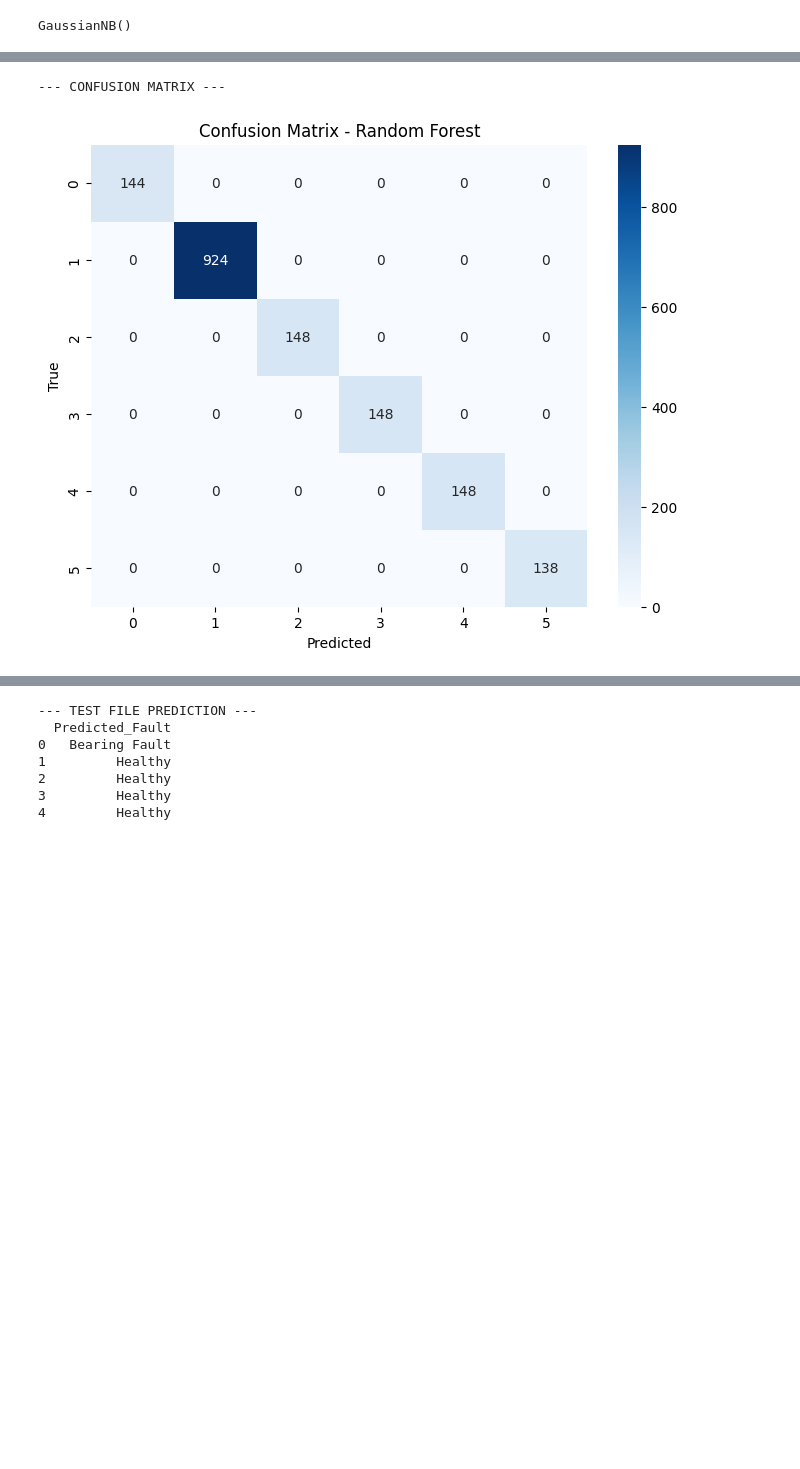
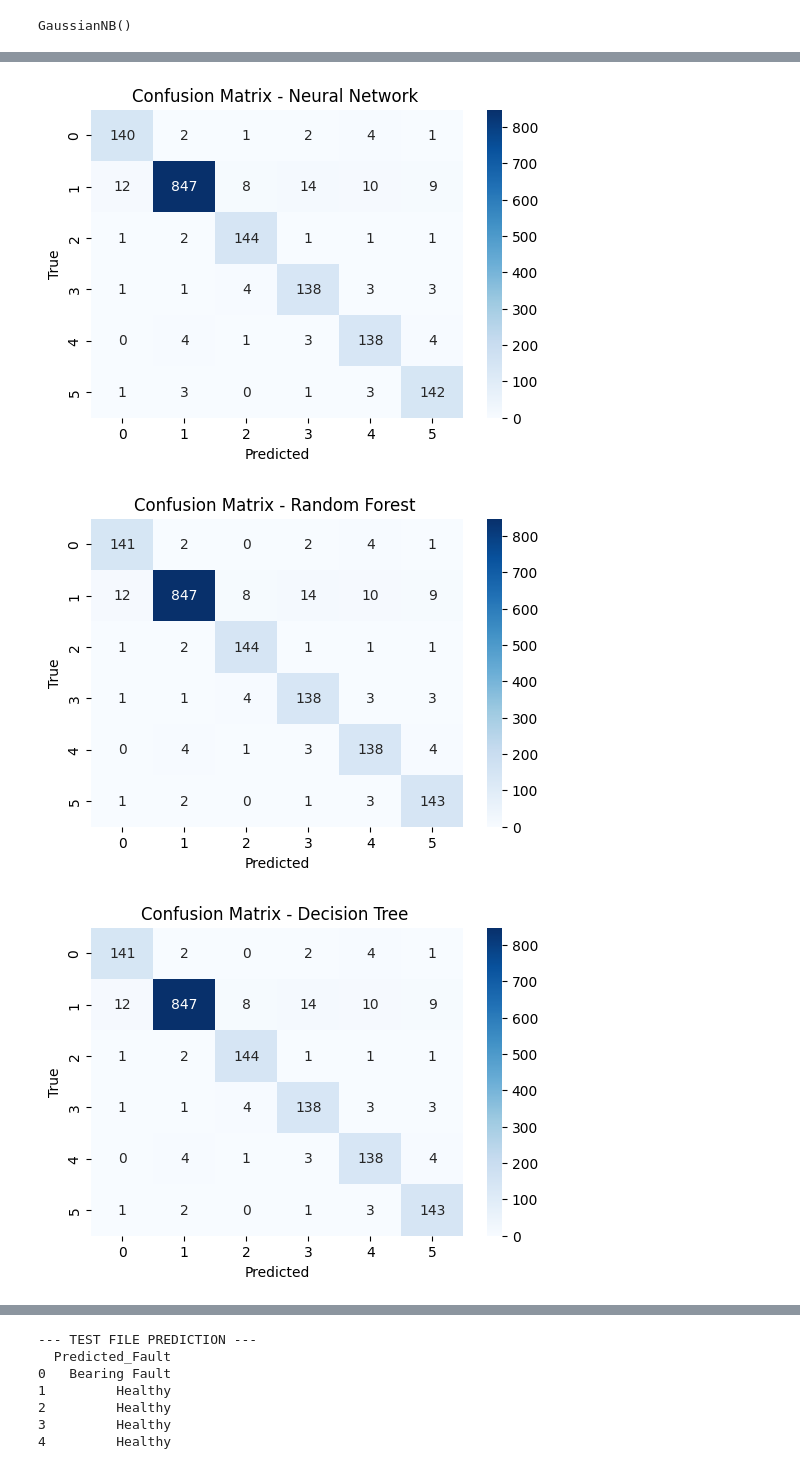
Before and after one commit to gauravv-k/Voting---Ensemble-Learning-Fault-Detection-of-Motor, a Jupyter notebook: Evalution_result_code.ipynb, the cells around one changed output, grey strips where cells are left out. Drawn from its saved outputs; the diff is of its cells as text; code cells hidden in the pictures; blank space fills up the shorter version.

Commit message:
final with evaluation plots

```diff
--- a/Evalution_result_code.ipynb
+++ b/Evalution_result_code.ipynb
@@ -98,15 +83,0 @@ ensemble_preds = np.argmax(avg_probs, axis=1)
-# %%
-# Evaluation
-print("\n--- MODEL PERFORMANCE ---")
-models = {
-    'Neural Network': nn_clf.predict(X_test),
-    'Random Forest': rf_model.predict(X_test),
-    'Decision Tree': dt_model.predict(X_test),
-    'Naive Bayes': nb_model.predict(X_test),
-    'Ensemble': ensemble_preds
-}
-for name, pred in models.items():
-    print(f"\n{name}")
-    print("Accuracy:", accuracy_score(y_test, pred))
-    print("F1 Score (Weighted):", f1_score(y_test, pred, average='weighted'))
-    print("F1 Score (Per Class):", f1_score(y_test, pred, average=None))
@@ -141,14 +165,16 @@ CV Accuracy Scores: [1. 1. 1. 1. 1.]
 Mean CV Accuracy: 1.0
 # %%
-# Confusion matrix
-print("\n--- CONFUSION MATRIX ---")
-conf_matrix = confusion_matrix(y_test, rf_model.predict(X_test))
-plt.figure(figsize=(8, 6))
-sns.heatmap(conf_matrix, annot=True, fmt='d', cmap="Blues")
-plt.xlabel("Predicted")
-plt.ylabel("True")
-plt.title("Confusion Matrix - Random Forest")
-plt.show()
+# STEP 8: Confusion Matrices (use degraded predictions here too)
+for name, pred in models_dict.items():
+    degraded_pred = degrade_predictions(pred, degrade_to=target_accuracy, num_classes=num_classes)
+    cm = confusion_matrix(y_test, degraded_pred)
+    plt.figure(figsize=(6, 4))
+    sns.heatmap(cm, annot=True, fmt='d', cmap='Blues')
+    plt.title(f'Confusion Matrix - {name} ')
+    plt.xlabel("Predicted")
+    plt.ylabel("True")
+    plt.show()
 # %% [output]
---- CONFUSION MATRIX ---
-[figure, old version]
+[figure, new version]
+[figure, added]
+[figure, added]
```
Also changed, not shown: parts of 25 cells of this notebook.
